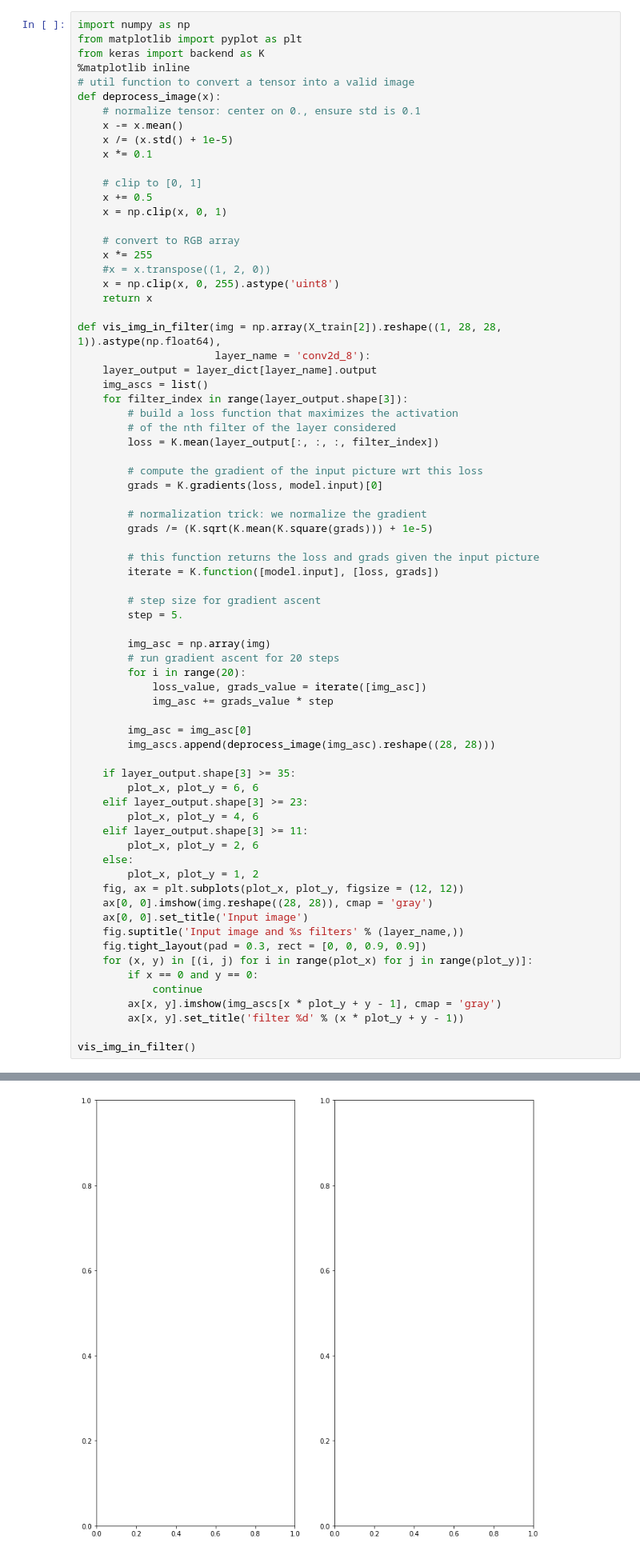
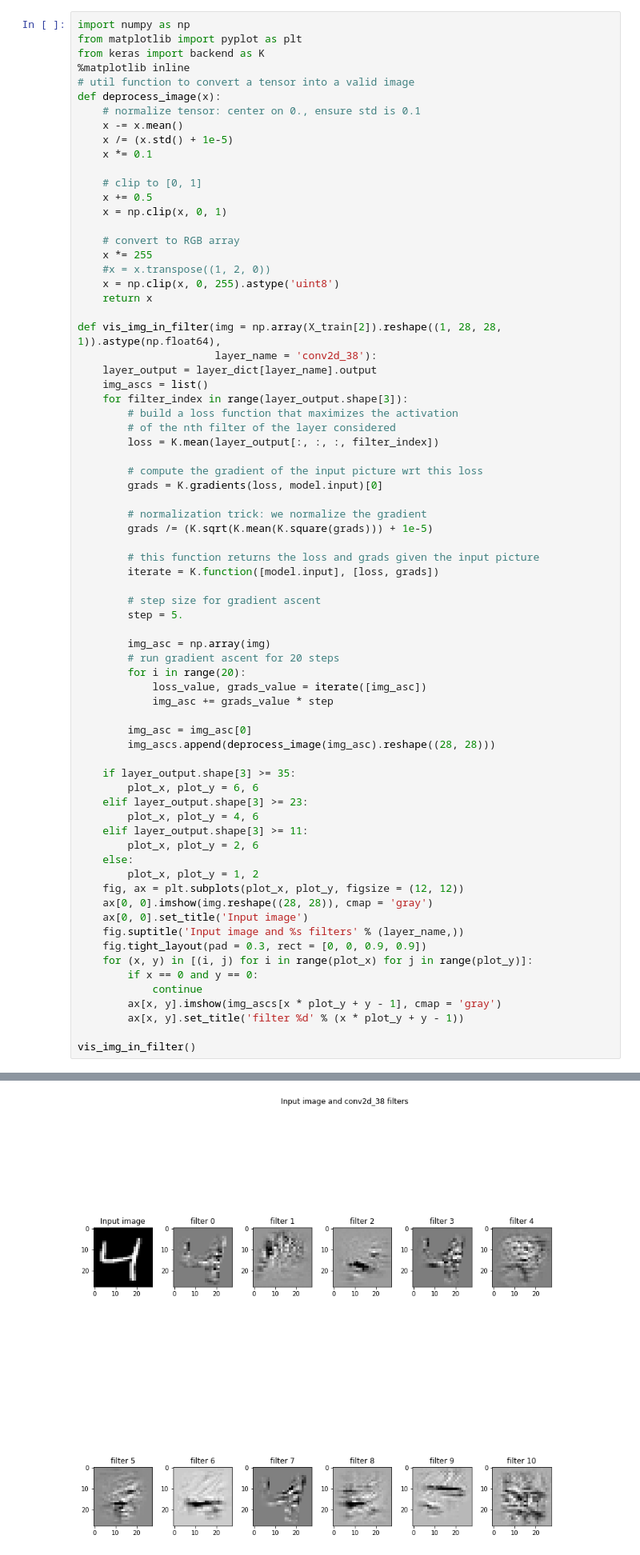
Before and after one commit to supritat/EIP4, a Jupyter notebook: session_2/Second_DNN.ipynb, the cells around one changed output, grey strips where cells are left out. Shown at 80% size. Cells and saved outputs as stored; diff of their text form.

```diff
--- a/session_2/Second_DNN.ipynb
+++ b/session_2/Second_DNN.ipynb
@@ -197,7 +199,7 @@ def deprocess_image(x):
     return x
 
 def vis_img_in_filter(img = np.array(X_train[2]).reshape((1, 28, 28, 1)).astype(np.float64),
-                      layer_name = 'conv2d_8'):
+                      layer_name = 'conv2d_38'):
     layer_output = layer_dict[layer_name].output
     img_ascs = list()
     for filter_index in range(layer_output.shape[3]):
@@ -251 +252 @@ IndexError: ignored
-[figure, old version]
+[figure, new version]
```
Also changed, not shown: parts of 4 cells of this notebook.
